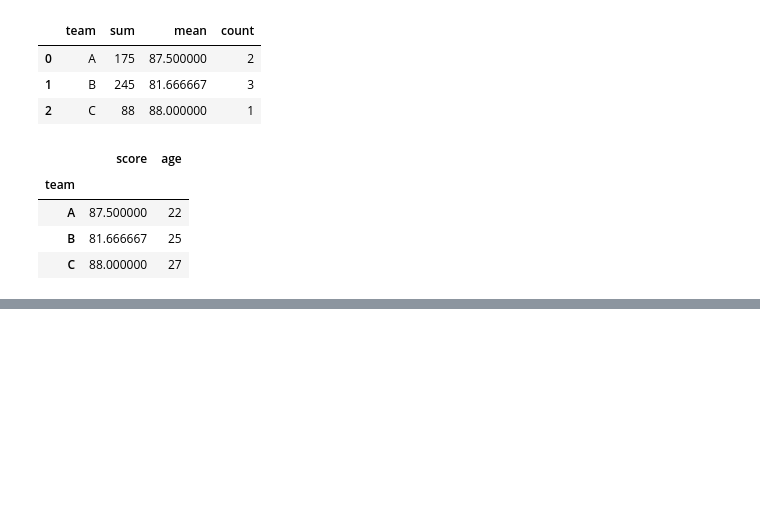
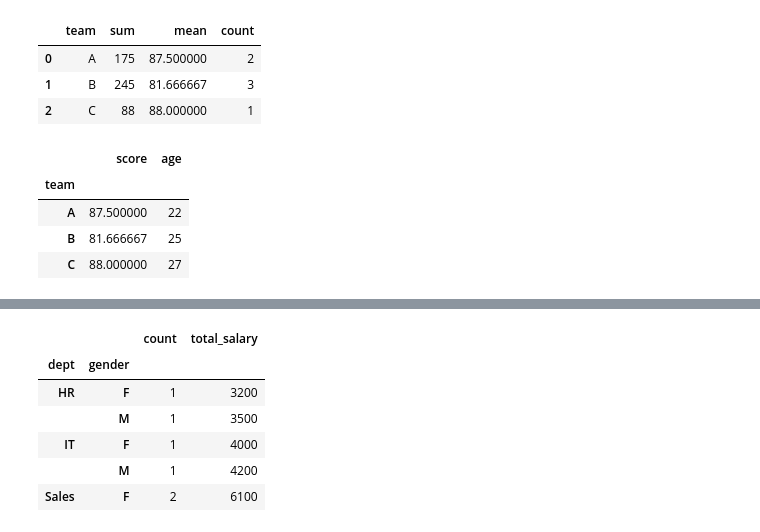
Before and after one commit to luna-spreatics/KDT_RE_5th, a Jupyter notebook: DataAnalysis/05_pandas.ipynb, the cells around one changed output, grey strips where cells are left out. Cells and saved outputs as stored; diff of their text form; code cells hidden in the pictures; blank space fills up the shorter version.

```diff
--- a/DataAnalysis/05_pandas.ipynb
+++ b/DataAnalysis/05_pandas.ipynb
@@ -715,0 +788,23 @@ result
+# %%
+# 문제5. 아래 DataFrame에서 부서(dept)별로 성별(gender)별 인원 수와,
+# 총 연봉(salary) 합계를 구하세요.
+df = pd.DataFrame({
+    'dept': ['HR', 'HR', 'IT', 'IT', 'Sales', 'Sales'],
+    'gender': ['M', 'F', 'F', 'M', 'F', 'F'],
+    'salary': [3500, 3200, 4000, 4200, 3000, 3100]
+})
+
+# result = df.groupby(["dept", "gender"])["salary"].agg(["count", "sum"])
+result = df.groupby(["dept", "gender"]).agg(
+    count=("salary", "count"),
+    total_salary=("salary", "sum")
+)
+result
+# %% [output]
+|  |  | count | total_salary |
+| dept | gender |  |  |
+| HR | F | 1 | 3200 |
+|  | M | 1 | 3500 |
+| IT | F | 1 | 4000 |
+|  | M | 1 | 4200 |
+| Sales | F | 2 | 6100 |
```
Also changed, not shown: parts of 4 cells of this notebook, 8 other files.
